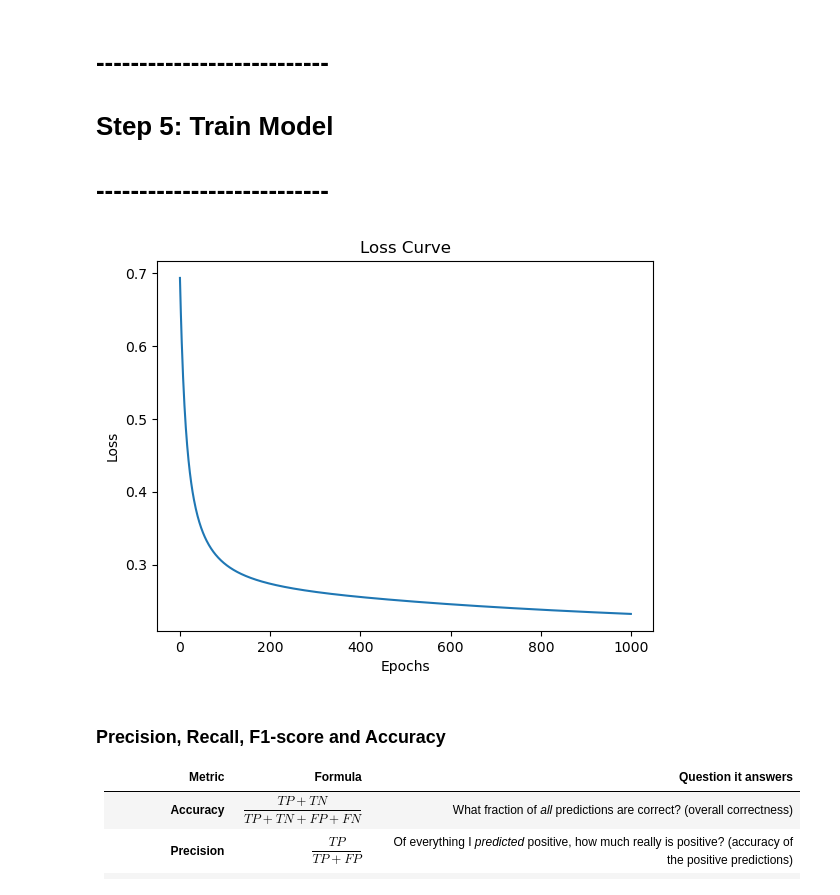
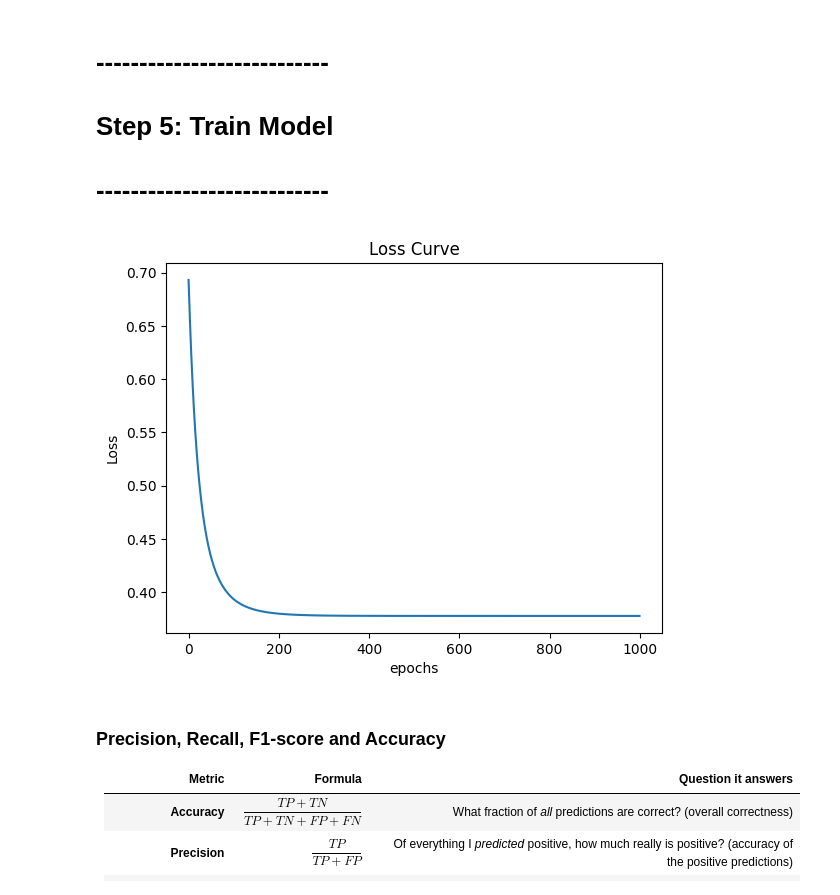
Before and after one commit to dev-shrisha/Datascience_lab_3sem, a Jupyter notebook: lab-6/Lab-6.ipynb, the cells around one changed output. Drawn from its saved outputs; the diff is of its cells as text; code cells hidden in the pictures.

```diff
--- a/lab-6/Lab-6.ipynb
+++ b/lab-6/Lab-6.ipynb
@@ -194,13 +194,12 @@ Average (this is the cost J) = (0.1054 + 0.1054 + 0.9163 + 1.2040) / 4 ≈ **0.5
 # %% [markdown]
 # Prepare the X and Y
 # %%
-X = df[['Height', 'Weight']].values
-y = df['Gender'].values.reshape(-1, 1)
-# Normalize features
+X = df[['age']].values
+y = df['bought_insurance'].values.reshape(-1, 1)
+
+# Normalize the feature and add an intercept column.
 X = (X - X.mean(axis=0)) / X.std(axis=0)
-
-# Add bias term (intercept)
-X = np.hstack([np.ones((X.shape[0], 1)), X])  # shape (n, 3)
+X = np.hstack([np.ones((X.shape[0], 1)), X])
 print(X.shape)
 print(y.shape)
 # %% [output]
@@ -287,30 +286,49 @@ $$ \frac{\partial L}{\partial \theta_j} = \frac{\partial L}{\partial h_\theta(x)
 &\textbf{End}
 \end{aligned}
 \]
+# %%
+
+def gradient_descent(X, y, learning_rate=0.01, num_iterations=1000):
+    m = X.shape[0]
+    n = X.shape[1]
+    theta = np.zeros((n,1))  # Initialize weights
+    loss_history = []
+
+    for i in range(num_iterations):
+        z = np.dot(X, theta)
+        y_pred = sigmoid(z)
+        loss = compute_loss(y, y_pred)
+        loss_history.append(loss)
+
+        # Compute gradients
+        gradients = (1/m) * np.dot(X.T, (y_pred - y))
+        # Update weights
+        theta -= learning_rate * gradients
+
+    return theta, loss_history
 # %% [markdown]
 # ---------------------------
 # Step 5: Train Model
 # ---------------------------
 # %%
-
-theta, loss_history = gradient_descent(X, y, lr=0.1, epochs=1000)
+theta, loss_history = gradient_descent(X, y, learning_rate=0.1, num_iterations=1000)
 
 # ---------------------------
 # Step 6: Predictions
 # ---------------------------
 y_pred_prob = sigmoid(np.dot(X, theta))
 y_pred = (y_pred_prob >= 0.5).astype(int)
 
 # ---------------------------
 # Step 7: Plot Loss Curve
 # ---------------------------
 plt.plot(loss_history)
-plt.xlabel("Epochs")
+plt.xlabel("epochs")
 plt.ylabel("Loss")
 plt.title("Loss Curve")
 plt.show()
 # %% [output]
-[figure, old version]
+[figure, new version]
 # %% [markdown]
 ### Precision, Recall, F1-score and Accuracy
 
```
Also changed, not shown: parts of 5 cells of this notebook, 3 other files.
